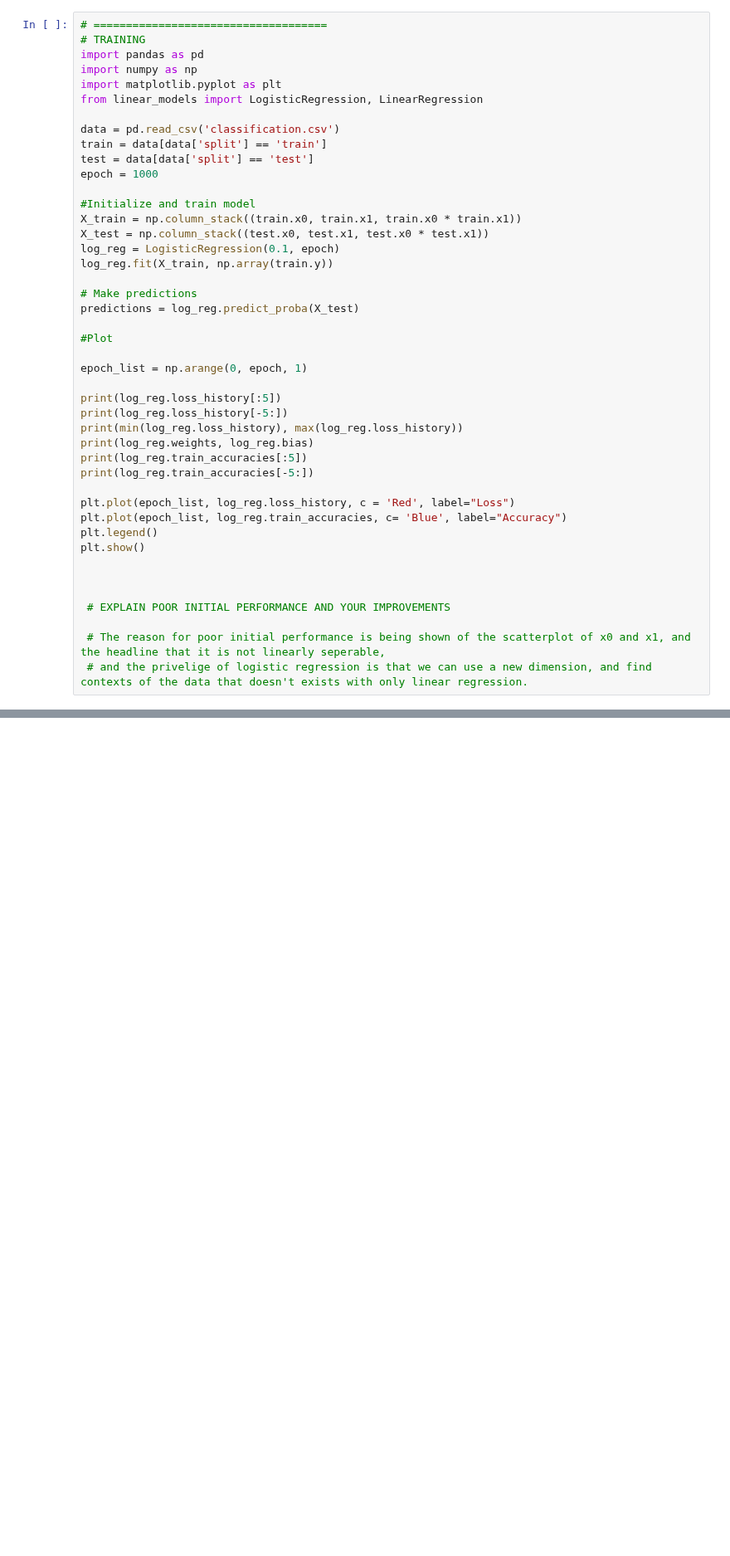
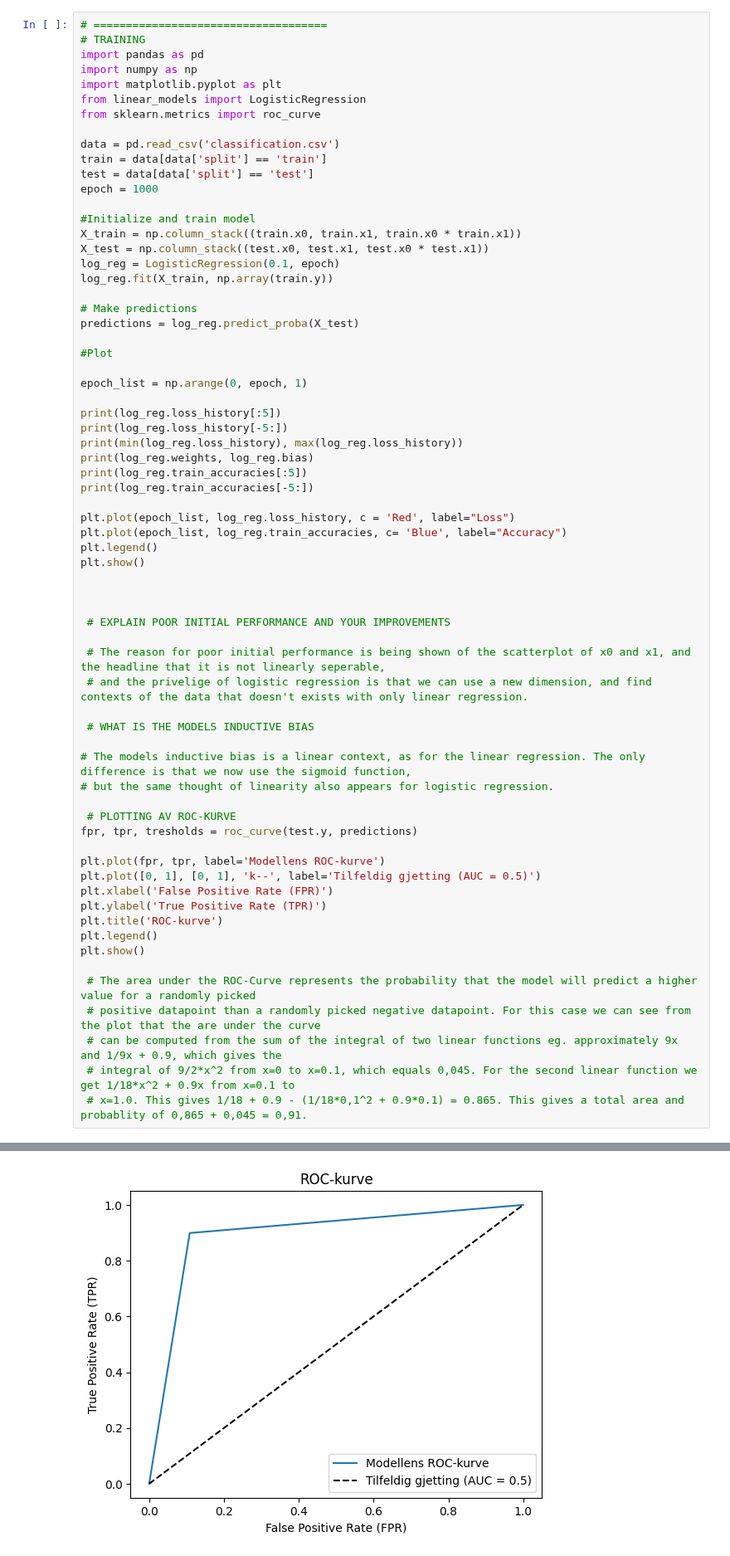
Before and after one commit to torreslutnaes/Intro-ML, a Jupyter notebook: Prosjekter/Prosjekt 1/problem.ipynb, the cells around one changed output, grey strips where cells are left out. Shown at 83% size. Cells and saved outputs as stored; diff of their text form; blank space fills up the shorter version.

```diff
--- a/Prosjekter/Prosjekt 1/problem.ipynb
+++ b/Prosjekter/Prosjekt 1/problem.ipynb
@@ -125,7 +193,8 @@ plt.show()
 import pandas as pd
 import numpy as np
 import matplotlib.pyplot as plt
-from linear_models import LogisticRegression, LinearRegression
+from linear_models import LogisticRegression
+from sklearn.metrics import roc_curve
 
 data = pd.read_csv('classification.csv')
 train = data[data['split'] == 'train']
@@ -144,30 +213,53 @@ predictions = log_reg.predict_proba(X_test)
 #Plot
 
 epoch_list = np.arange(0, epoch, 1)
 
 print(log_reg.loss_history[:5])
 print(log_reg.loss_history[-5:])
 print(min(log_reg.loss_history), max(log_reg.loss_history))
 print(log_reg.weights, log_reg.bias)
 print(log_reg.train_accuracies[:5])
 print(log_reg.train_accuracies[-5:])
 
 plt.plot(epoch_list, log_reg.loss_history, c = 'Red', label="Loss")
 plt.plot(epoch_list, log_reg.train_accuracies, c= 'Blue', label="Accuracy")
 plt.legend()
 plt.show()
 
 
 
  # EXPLAIN POOR INITIAL PERFORMANCE AND YOUR IMPROVEMENTS
 
  # The reason for poor initial performance is being shown of the scatterplot of x0 and x1, and the headline that it is not linearly seperable,
  # and the privelige of logistic regression is that we can use a new dimension, and find contexts of the data that doesn't exists with only linear regression.
+
+ # WHAT IS THE MODELS INDUCTIVE BIAS
+
+# The models inductive bias is a linear context, as for the linear regression. The only difference is that we now use the sigmoid function,
+# but the same thought of linearity also appears for logistic regression.
+
+ # PLOTTING AV ROC-KURVE
+fpr, tpr, tresholds = roc_curve(test.y, predictions)
+
+plt.plot(fpr, tpr, label='Modellens ROC-kurve')
+plt.plot([0, 1], [0, 1], 'k--', label='Tilfeldig gjetting (AUC = 0.5)')
+plt.xlabel('False Positive Rate (FPR)')
+plt.ylabel('True Positive Rate (TPR)')
+plt.title('ROC-kurve')
+plt.legend()
+plt.show()
+
+ # The area under the ROC-Curve represents the probability that the model will predict a higher value for a randomly picked
+ # positive datapoint than a randomly picked negative datapoint. For this case we can see from the plot that the are under the curve
+ # can be computed from the sum of the integral of two linear functions eg. approximately 9x and 1/9x + 0.9, which gives the
+ # integral of 9/2*x^2 from x=0 to x=0.1, which equals 0,045. For the second linear function we get 1/18*x^2 + 0.9x from x=0.1 to
+ # x=1.0. This gives 1/18 + 0.9 - (1/18*0,1^2 + 0.9*0.1) = 0.865. This gives a total area and probablity of 0,865 + 0,045 = 0,91.
 # %% [output]
 [np.float64(0.6931471805599453), np.float64(0.6855896021961523), np.float64(0.6784516503817363), np.float64(0.671707795285388), np.float64(0.6653329123577179)]
 [np.float64(0.45814530998526154), np.float64(0.458142992475167), np.float64(0.45814068397200464), np.float64(0.45813838443800664), np.float64(0.4581360938355785)]
 0.4581360938355785 0.6931471805599453
 [-0.25757659 -0.02661934 -2.87861209] 0.013051180944606541
 [np.float64(0.4834307992202729), np.float64(0.8557504873294347), np.float64(0.8576998050682261), np.float64(0.8615984405458089), np.float64(0.8615984405458089)]
 [np.float64(0.9200779727095516), np.float64(0.9200779727095516), np.float64(0.9200779727095516), np.float64(0.9200779727095516), np.float64(0.9200779727095516)]
 [figure]
+[figure, added]
```
Also changed, not shown: parts of 2 cells of this notebook, 3 other files.
